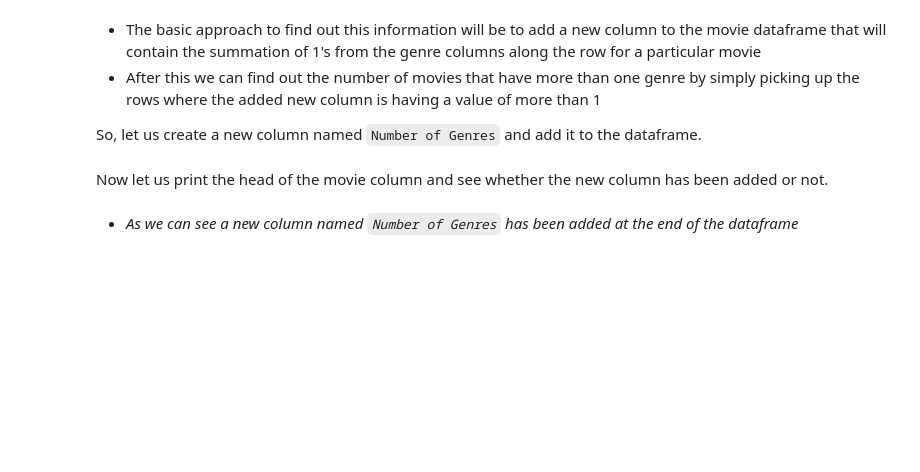
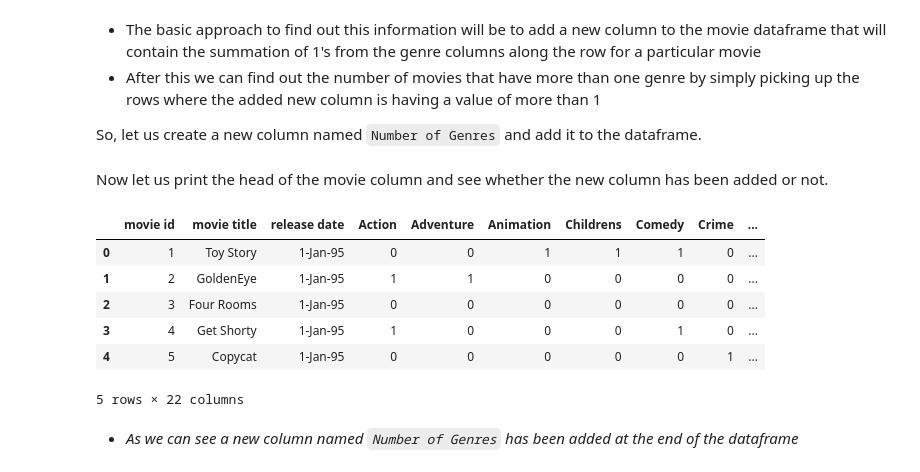
Before and after one commit to MonishDY/AI-Track, a Jupyter notebook: Assignment/MovieLens_Case_Study_01.ipynb, the cells around one changed output. Drawn from its saved outputs; the diff is of its cells as text; code cells hidden in the pictures; blank space fills up the shorter version.

```diff
--- a/Assignment/MovieLens_Case_Study_01.ipynb
+++ b/Assignment/MovieLens_Case_Study_01.ipynb
@@ -38,7 +35,7 @@ Let's load all the three datasets using Pandas **read** function so that we can
 # %% [markdown]
 ### **Reading the datasets**
 # %%
-# Loading the movie, ratings and user data as dataframe
-movie_df = pd.read_csv(r"/content/Movie Lens Dataset/movie.csv")
-ratings_df = pd.read_csv(r"/content/Movie Lens Dataset/ratings.csv")
-user_df = pd.read_csv(r"/content/Movie Lens Dataset/user.csv")
+# Loading the movie, ratings and user data as dataframe from GitHub
+movie_df = pd.read_csv(r"https://raw.githubusercontent.com/MonishDY/AI-Track/refs/heads/main/Assignment/movie.csv")
+ratings_df = pd.read_csv(r"https://raw.githubusercontent.com/MonishDY/AI-Track/refs/heads/main/Assignment/ratings.csv")
+user_df = pd.read_csv(r"https://raw.githubusercontent.com/MonishDY/AI-Track/refs/heads/main/Assignment/user.csv")
@@ -227,3 +360,7 @@ movie_df.columns
 - *We can see that all the columns starting from 'Action' to 'Western' are columns that are related to the genres of the movies.*
 
 Since there are many genres present in this dataset, let's create a variable to store all these values as a list so that we can use it for further analysis.
+# %%
+# Storing movie genres as a list
+movie_genres = list(movie_df.columns.difference(["movie id", "movie title", "release date"]))
+movie_genres
@@ -249,8 +458,22 @@ As discussed earlier a particular movie can have more than one genre, so to answ
 - After this we can find out the number of movies that have more than one genre by simply picking up the rows where the added new column is having a value of more than 1
 
 So, let us create a new column named `Number of Genres` and add it to the dataframe.
+# %%
+# Creating a new column 'Number of Genres' and adding all the genre counts for the particular movie
+movie_df['Number of Genres'] = movie_df[movie_genres].sum(axis=1)
 # %% [markdown]
 Now let us print the head of the movie column and see whether the new column has been added or not.
+# %%
+# Fetching the first 5 rows of the movie dataset
+movie_df.head()
+# %% [output]
+|  | movie id | movie title | release date | Action | Adventure | Animation | Childrens | Comedy | Crime | ... |
+| 0 | 1 | Toy Story | 1-Jan-95 | 0 | 0 | 1 | 1 | 1 | 0 | ... |
+| 1 | 2 | GoldenEye | 1-Jan-95 | 1 | 1 | 0 | 0 | 0 | 0 | ... |
+| 2 | 3 | Four Rooms | 1-Jan-95 | 0 | 0 | 0 | 0 | 0 | 0 | ... |
+| 3 | 4 | Get Shorty | 1-Jan-95 | 1 | 0 | 0 | 0 | 1 | 0 | ... |
+| 4 | 5 | Copycat | 1-Jan-95 | 0 | 0 | 0 | 0 | 0 | 1 | ... |
+5 rows × 22 columns
 # %% [markdown]
 - *As we can see a new column named `Number of Genres` has been added at the end of the dataframe*
 # %% [markdown]
```
Also changed, not shown: parts of 25 cells of this notebook.
